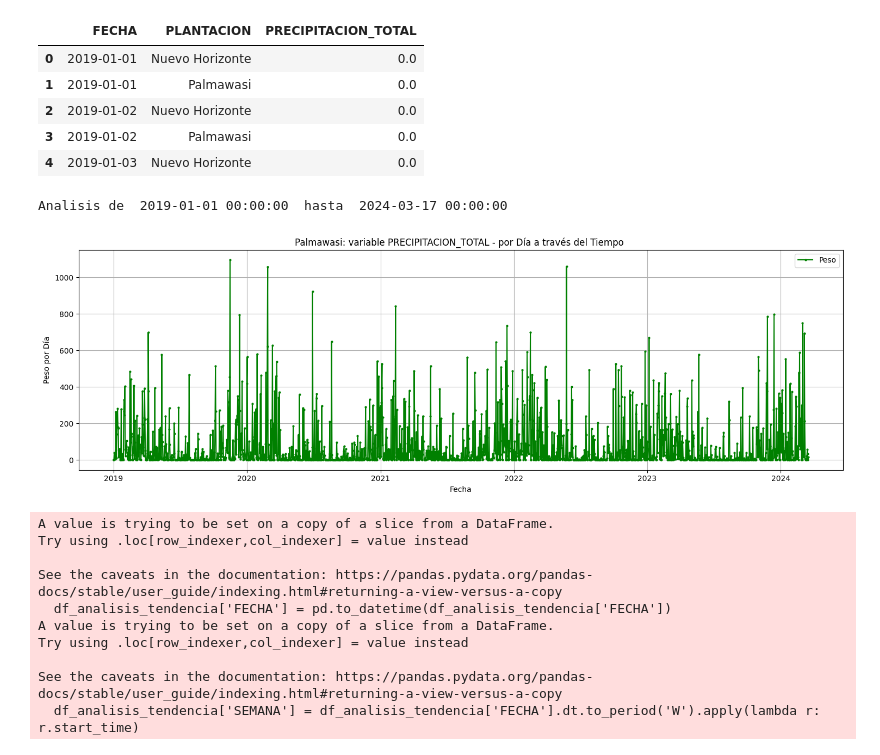
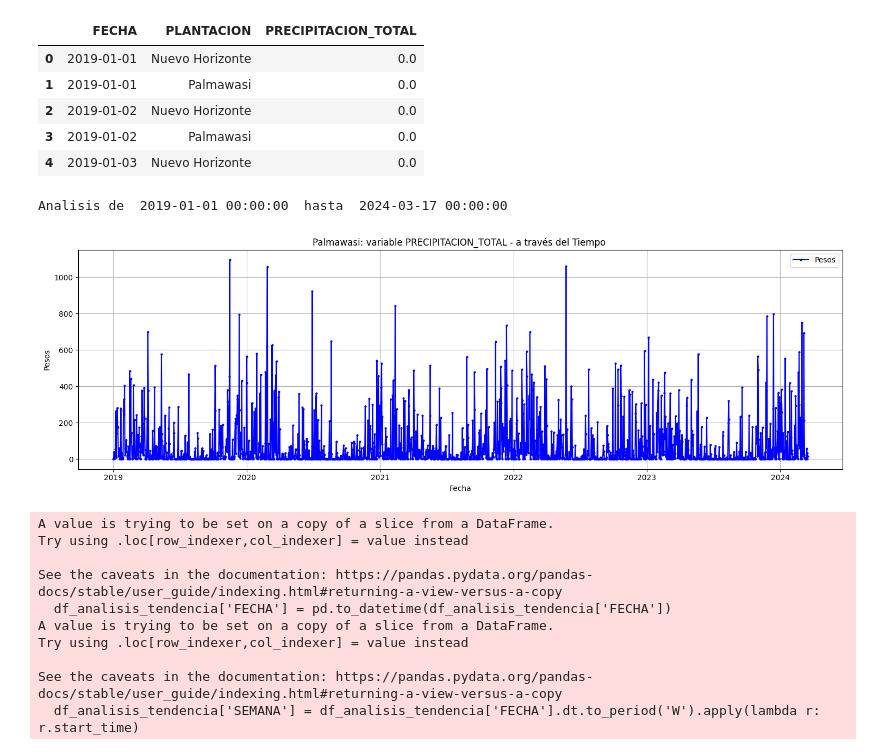
Before and after one commit to cesarqb/PROYECTO_01_analitica_descriptiva_TEA, a Jupyter notebook: src/features_scripts/Scrpit_match_tea.ipynb, the cells around one changed output. Drawn from its saved outputs; the diff is of its cells as text; code cells hidden in the pictures.

```diff
--- a/src/features_scripts/Scrpit_match_tea.ipynb
+++ b/src/features_scripts/Scrpit_match_tea.ipynb
@@ -298,10 +298,10 @@ def function_tendencia_unica(df_x, valor,colors='green'):
     plantacion_name = df_x['PLANTACION'].unique()
 
     plt.figure(figsize=(15, 5))
-    plt.plot(df_x['FECHA'], df_x[valor], marker='o', markersize=2, linestyle='-', color=colors, label='Peso')
+    plt.plot(df_x['FECHA'], df_x[valor], marker='o', markersize=2, linestyle='-', color=colors, label='Pesos')
     plt.title(f'{plantacion_name[0]}: variable {valor} - a través del Tiempo ')
     plt.xlabel('Fecha')
-    plt.ylabel('Peso por Día')
+    plt.ylabel('Pesos')
     plt.grid(True)
     plt.legend()
     #plt.xticks(rotation=45)
@@ -1122,10 +1122,11 @@ Precipitacion promedio: 38.41761521778421
 | 3 | 2019-01-02 | Palmawasi | 0.0 |
 | 4 | 2019-01-03 | Nuevo Horizonte | 0.0 |
 # %%
-function_tendencia_unica(df_calidad_precipitacion_full[df_calidad_precipitacion_full['PLANTACION'] == 'Palmawasi'], 'PRECIPITACION_TOTAL')
+function_tendencia_unica(df_calidad_precipitacion_full[df_calidad_precipitacion_full['PLANTACION'] == 'Palmawasi'], 'PRECIPITACION_TOTAL','blue')
+# function_tendencia_unica(df_calidad_precipitacion_full[df_calidad_precipitacion_full['PLANTACION'] == 'Shanuzi'], 'PRECIPITACION_TOTAL','blue)
 # %% [output]
 Analisis de  2019-01-01 00:00:00  hasta  2024-03-17 00:00:00
-[figure, old version]
+[figure, new version]
 # %%
 ## REDUCIENDO LA BASE A SEMANA
 ## ############
```
Also changed, not shown: parts of 44 cells of this notebook, 2 other files.
